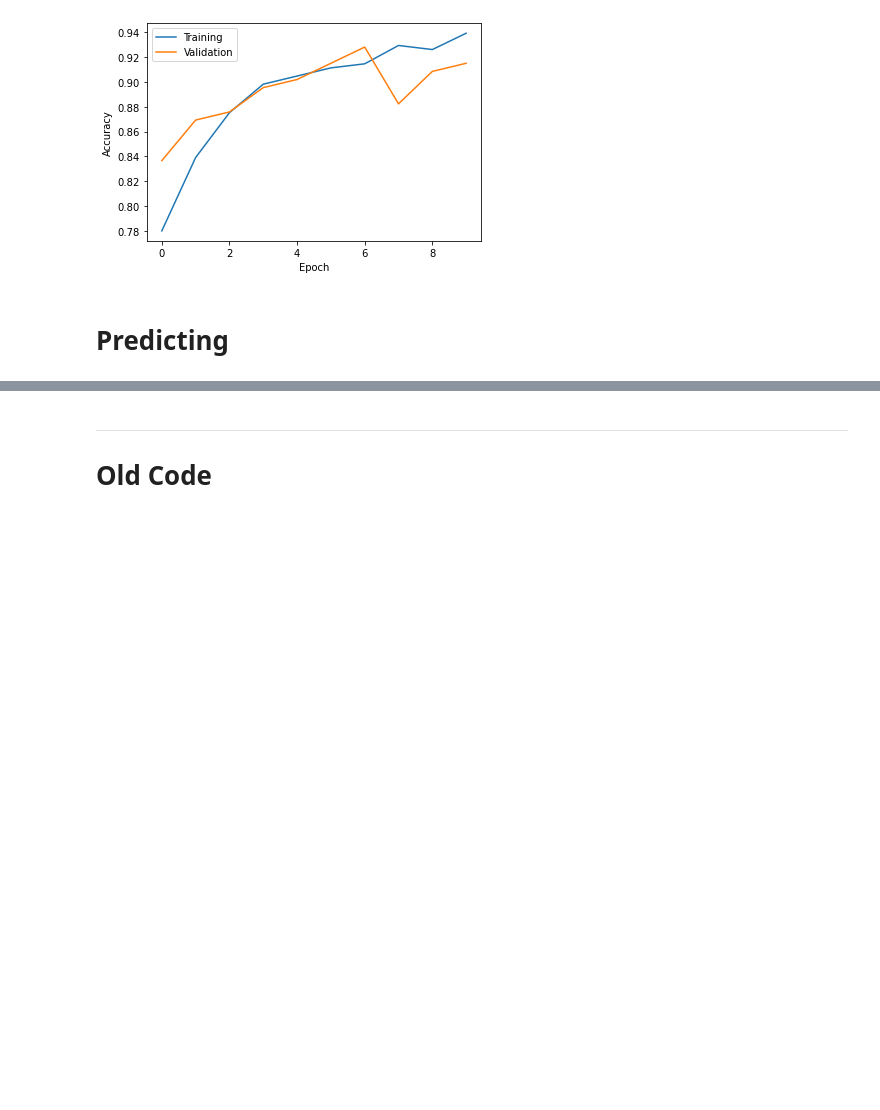
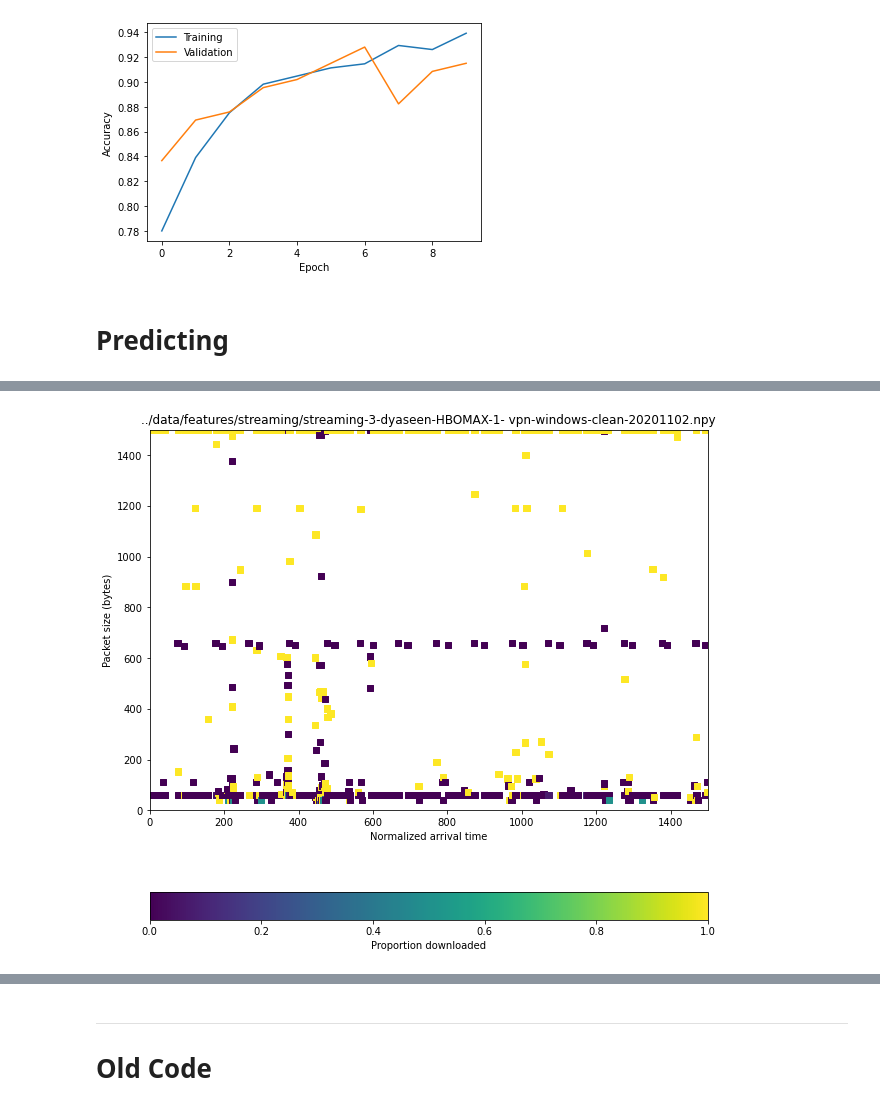
Before and after one commit to parkeraddison/flowpic-replication, a Jupyter notebook: notebooks/8_flowpic.ipynb, the cells around one changed output, grey strips where cells are left out. Cells and saved outputs as stored; diff of their text form; code cells hidden in the pictures; blank space fills up the shorter version.

```diff
--- a/notebooks/8_flowpic.ipynb
+++ b/notebooks/8_flowpic.ipynb
@@ -407,0 +479,9 @@ from tensorflow import keras
+# %%
+wherediff = np.squeeze(np.argwhere(p != labels))
+# %%
+f = files[np.squeeze(wherediff)[93]]
+a = np.load(f)
+src.charts.flowpic(a)
+plt.title(f);
+# %% [output]
+[figure, added]
```
Also changed, not shown: parts of 14 cells of this notebook, 3 other files.
